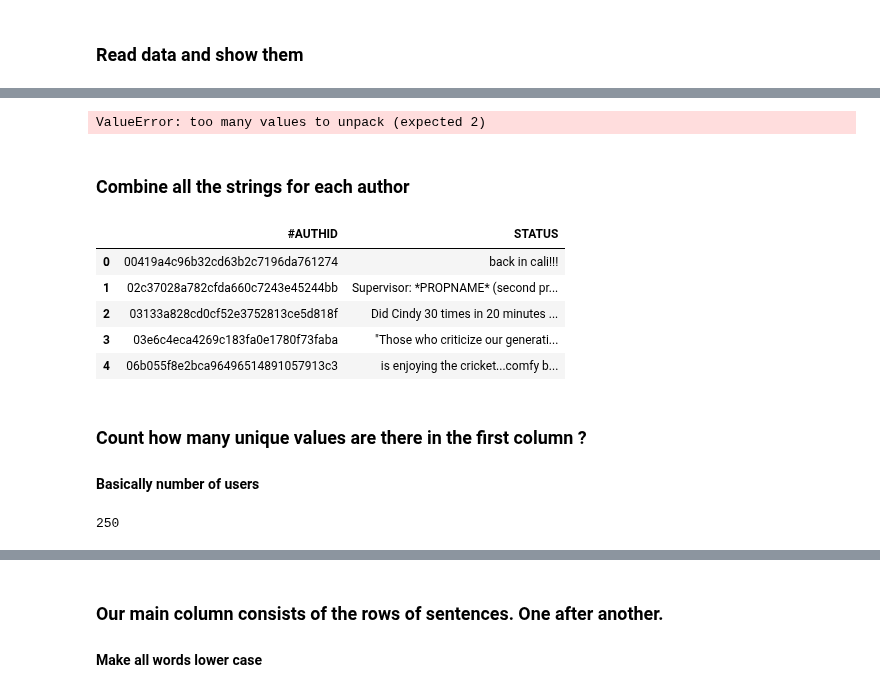
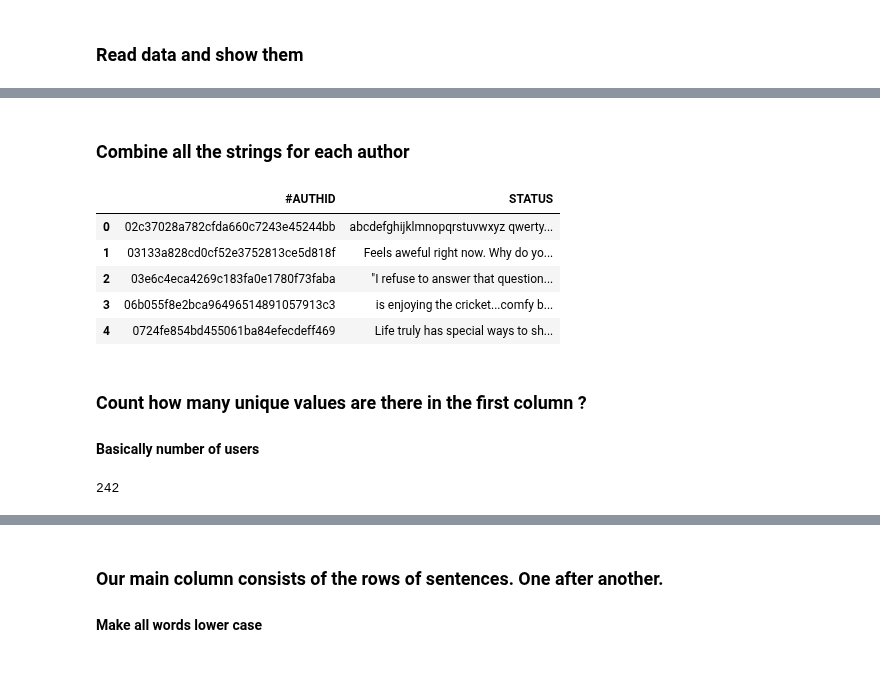
Before and after one commit to dmpe/CaseSolvingSeminar, a Jupyter notebook: Project CSS_combined_dataset_only.ipynb, the cells around one changed output, grey strips where cells are left out. Saved outputs shown, nothing was run; the diff lists cells and outputs as text; code cells hidden in the pictures.

Commit message:
again, now using train data

```diff
--- a/Project CSS_combined_dataset_only.ipynb
+++ b/Project CSS_combined_dataset_only.ipynb
@@ -60,36 +60,34 @@ token_dict = {}
 # https://github.com/anuraagvak/IRE-PersonalityRecognition-Final/blob/master/ire_report.pdf
 # https://github.com/Charudatt89/Personality_Recognition/blob/master/22-9-PersonalityRecognition/Report/Report.pdf
 
-classif = SklearnClassifier(LinearSVC())
-classif.train(train)
+#classif = SklearnClassifier(LinearSVC())
+#classif.train(train)
 
 #fdist1 = n.FreqDist(list_of_rows_CD)
 #fdist1.most_common(5)
 #fdist1.hapaxes()
 #set(w.lower() for w in list_of_rows)
-# %% [output]
-ValueError: too many values to unpack (expected 2)
 # %% [markdown]
 ### Combine all the strings for each author
 # %%
-combined_dataset = data.groupby(['#AUTHID'])['STATUS'].apply(lambda x: ' '.join(x)).reset_index()
+combined_dataset = train.groupby(['#AUTHID'])['STATUS'].apply(lambda x: ' '.join(x)).reset_index()
 combined_dataset.to_csv(path_or_buf="oneBigString.csv")
 combined_dataset.head()
 # %% [output]
 |  | #AUTHID | STATUS |
-| 0 | 00419a4c96b32cd63b2c7196da761274 | back in cali!!! |
-| 1 | 02c37028a782cfda660c7243e45244bb | Supervisor: *PROPNAME* (second pr... |
-| 2 | 03133a828cd0cf52e3752813ce5d818f | Did Cindy 30 times in 20 minutes ... |
-| 3 | 03e6c4eca4269c183fa0e1780f73faba | "Those who criticize our generati... |
-| 4 | 06b055f8e2bca96496514891057913c3 | is enjoying the cricket...comfy b... |
+| 0 | 02c37028a782cfda660c7243e45244bb | abcdefghijklmnopqrstuvwxyz qwerty... |
+| 1 | 03133a828cd0cf52e3752813ce5d818f | Feels aweful right now. Why do yo... |
+| 2 | 03e6c4eca4269c183fa0e1780f73faba | "I refuse to answer that question... |
+| 3 | 06b055f8e2bca96496514891057913c3 | is enjoying the cricket...comfy b... |
+| 4 | 0724fe854bd455061ba84efecdeff469 | Life truly has special ways to sh... |
 # %% [markdown]
 ### Count how many unique values are there in the first column ?
 #### Basically number of users
 # %%
-unique_values = data[data.columns[0]]
+unique_values = train[train.columns[0]]
 pd.Series.nunique(unique_values)
 # %% [output]
-250
+242
 # %%
 # https://stackoverflow.com/questions/21633580/pandas-counting-unique-values-in-a-dataframe
 pd.value_counts(unique_values.values.ravel())
```
Also changed, not shown: parts of 11 cells of this notebook, 1 other file.
